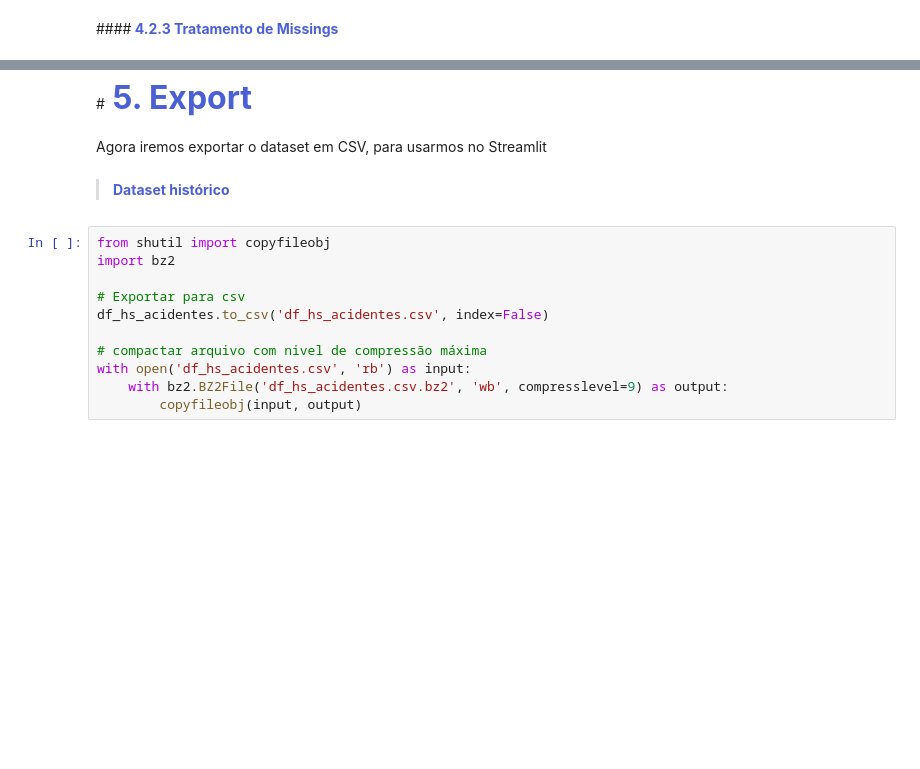
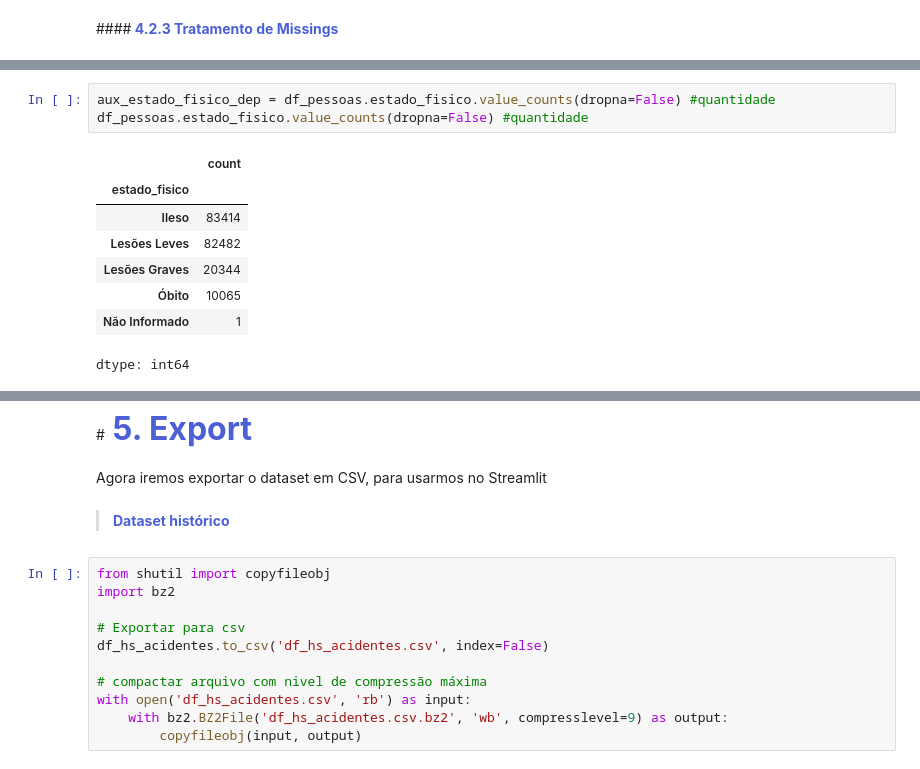
Before and after one commit to gabrielmprata/acidentes_transito, a Jupyter notebook: Acidentes_Rodoviarios_PreProc.ipynb, the cells around one changed output, grey strips where cells are left out. Cells and saved outputs as stored; diff of their text form; blank space fills up the shorter version.

```diff
--- a/Acidentes_Rodoviarios_PreProc.ipynb
+++ b/Acidentes_Rodoviarios_PreProc.ipynb
@@ -928,0 +968,12 @@ verifica_idade
+# %%
+aux_estado_fisico_dep = df_pessoas.estado_fisico.value_counts(dropna=False) #quantidade
+df_pessoas.estado_fisico.value_counts(dropna=False) #quantidade
+# %% [output]
+|  | count |
+| estado_fisico |  |
+| Ileso | 83414 |
+| Lesões Leves | 82482 |
+| Lesões Graves | 20344 |
+| Óbito | 10065 |
+| Não Informado | 1 |
+dtype: int64
```
Also changed, not shown: parts of 14 cells of this notebook.
